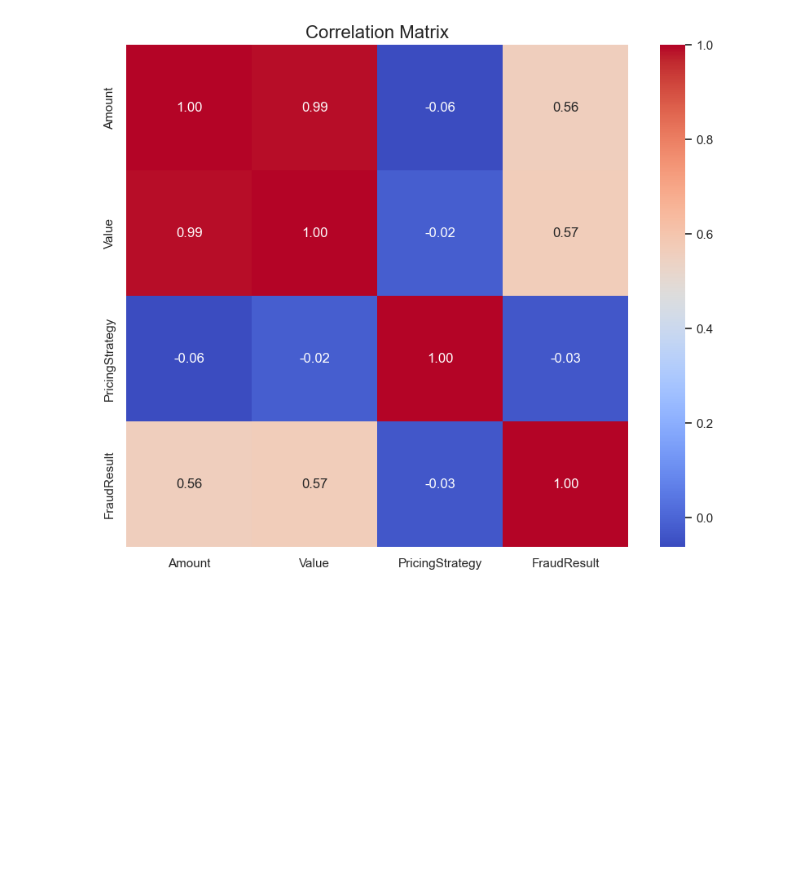
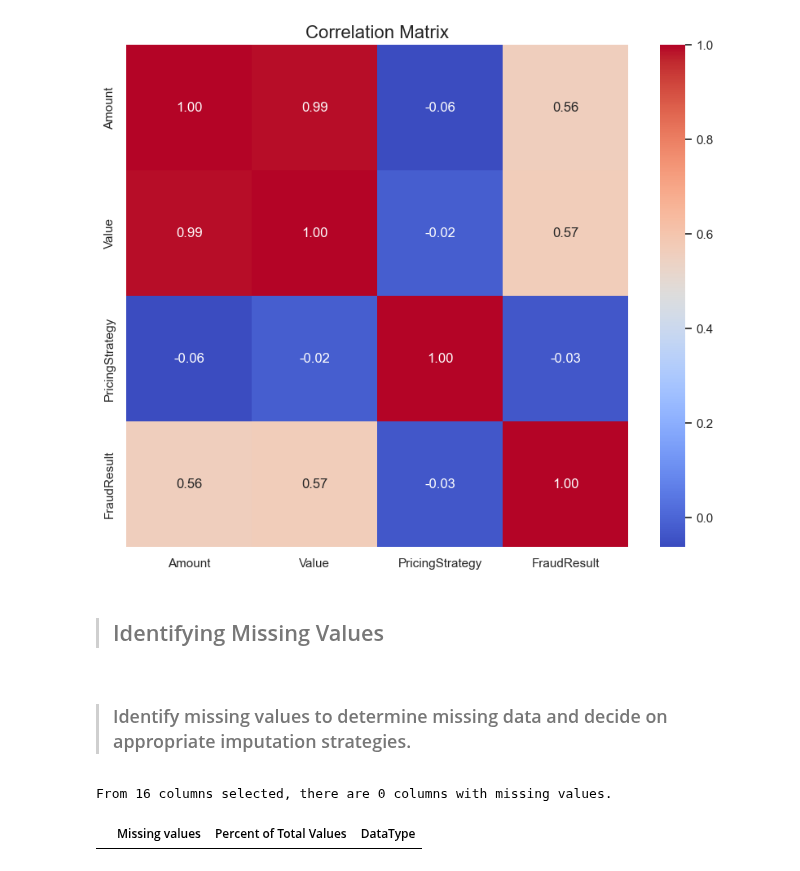
Before and after one commit to hanaDemma/Credit-Scoring_and_Risk-Analysis-week-6, a Jupyter notebook: notebooks/exploratory_analysis.ipynb, the cells around one changed output. Drawn from its saved outputs; the diff is of its cells as text; code cells hidden in the pictures; blank space fills up the shorter version.

Commit message:
missing value

```diff
--- a/notebooks/exploratory_analysis.ipynb
+++ b/notebooks/exploratory_analysis.ipynb
@@ -247,3 +247,13 @@ from scripts.visualize import correlation_analysis
 correlation_analysis(data)
 # %% [output]
 [figure]
+# %% [markdown]
+> ## Identifying Missing Values
+# %% [markdown]
+> ### Identify missing values to determine missing data and decide on appropriate imputation strategies.
+# %%
+from scripts.data_cleaning import find_missing_values
+find_missing_values(data)
+# %% [output]
+From 16 columns selected, there are 0 columns with missing values.
+|  | Missing values | Percent of Total Values | DataType |
```
Also changed, not shown: 1 other file.
